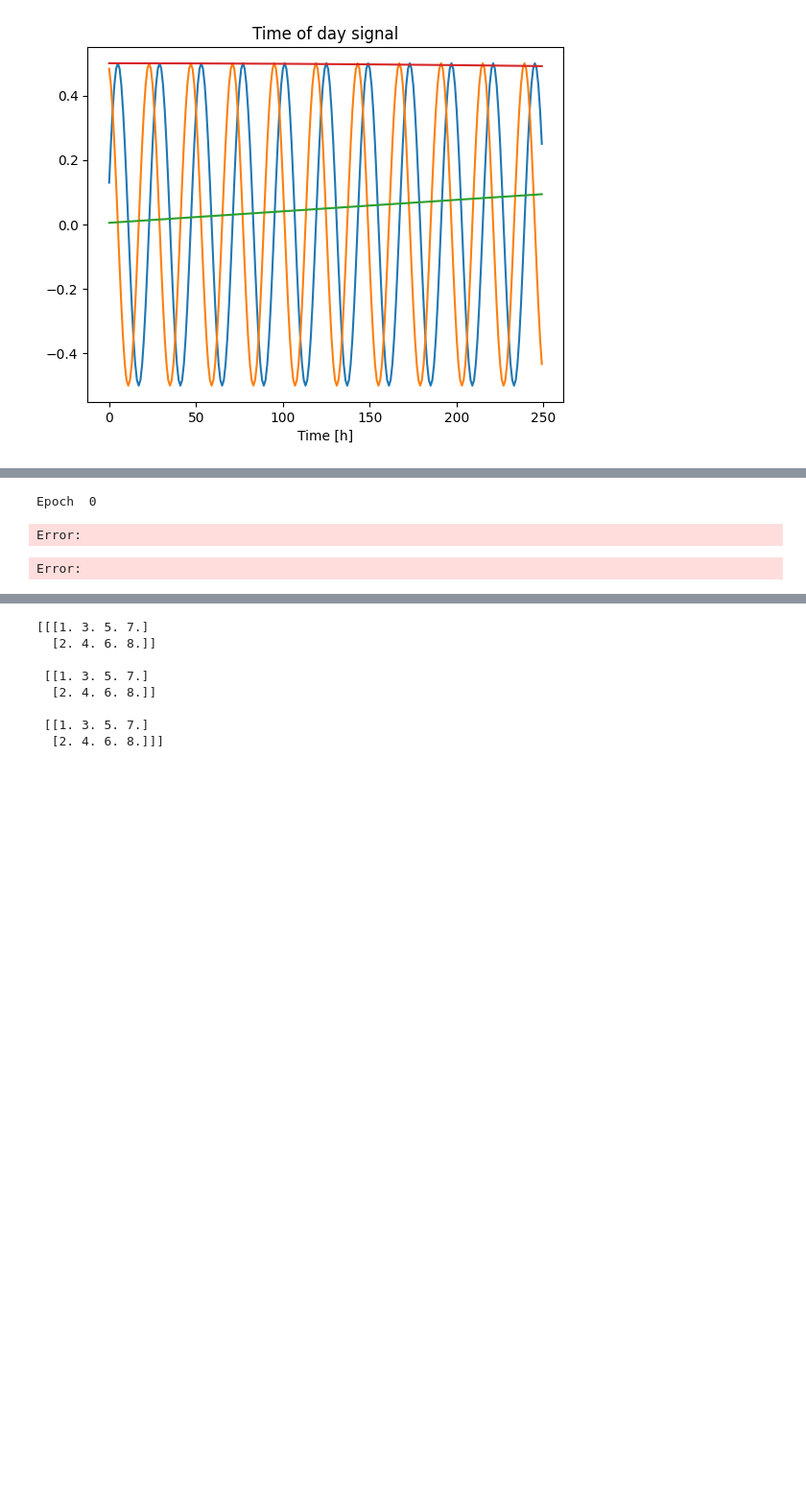
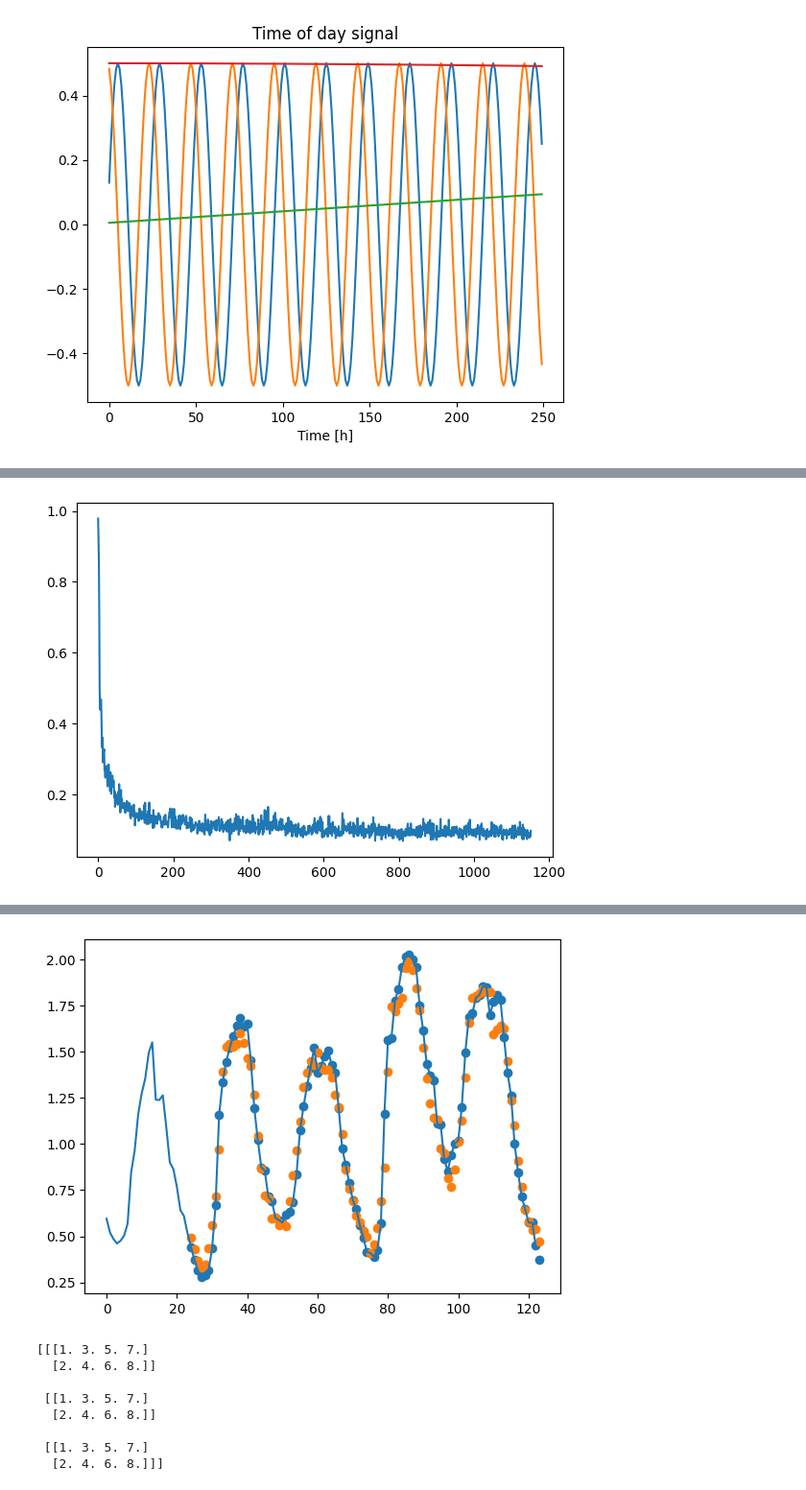
Before and after one commit to alexandrugris/collabs, a Jupyter notebook: timeseries-pytorch.ipynb, the cells around one changed output, grey strips where cells are left out. Shown at 96% size. Cells and saved outputs as stored; diff of their text form; code cells hidden in the pictures; blank space fills up the shorter version.

```diff
--- a/timeseries-pytorch.ipynb
+++ b/timeseries-pytorch.ipynb
@@ -414,26 +525,25 @@ class CNNRegressor(nn.Module):
         self.in_channels = in_channels
 
         self.seq_stack = nn.Sequential(
-            nn.Conv1d(in_channels=in_channels, out_channels=256, kernel_size=3, padding='same'),
-            nn.Dropout(p=0.2),
+            nn.Conv1d(in_channels=in_channels, out_channels=256, kernel_size=5, padding='same'),
             nn.ReLU(),
             nn.AdaptiveAvgPool1d(output_size=8),
             nn.Flatten(),
-            nn.Linear(256 * 8, 128),
-            nn.Dropout(p=0.2),
+            nn.Linear(256 * 8, 64),
+            #nn.Dropout(p=0.2),
             nn.ReLU(),
-            nn.Linear(128, target_size)
+            nn.Linear(64, 64),
+            nn.ReLU(),
+            nn.Linear(64, target_size)
         )
 
     def forward(self, x):
-        #print(x.shape)
         x = torch.reshape(x, (x.shape[0], int(x.shape[1] / self.in_channels), self.in_channels)).permute(0, 2, 1)
-        #print(x.shape)
         return self.seq_stack(x)
 
 
-train_loader = make_dataloader(train_df, 24, 1, 1)
-model = CNNRegressor(train_loader.dataset.count_channels(), train_loader.dataset.get_target_size()).to(device)
+t, v, tt = make_loaders(24, 1, 1)
+model = CNNRegressor(t.dataset.count_channels(), t.dataset.get_target_size()).to(device)
 print(model)
 print("Total params: ", sum(p.numel() for p in model.parameters() if p.requires_grad))
 # %% [output]
@@ -454,7 +567,5 @@ Total params:  41089
-# %%
-trainer = create_trainer(train_loader, model, 3)
-trainer()
-# %% [output]
-Epoch  0
-Error:
-Error:
+# %%
+model = create_trainer(t, model, 3)()
+eval(model, t, v, tt)
+v.dataset.plot_prediction(range(0, 100), "T (degC)", model)
+# %% [output]
@@ -460,0 +588 @@ Error:
+[figure, added]
@@ -461,3 +592,4 @@ Error:
+[figure, added]
 # %%
 # checking the convolution correctness
 
```
Also changed, not shown: parts of 14 cells of this notebook, 3 other files.
